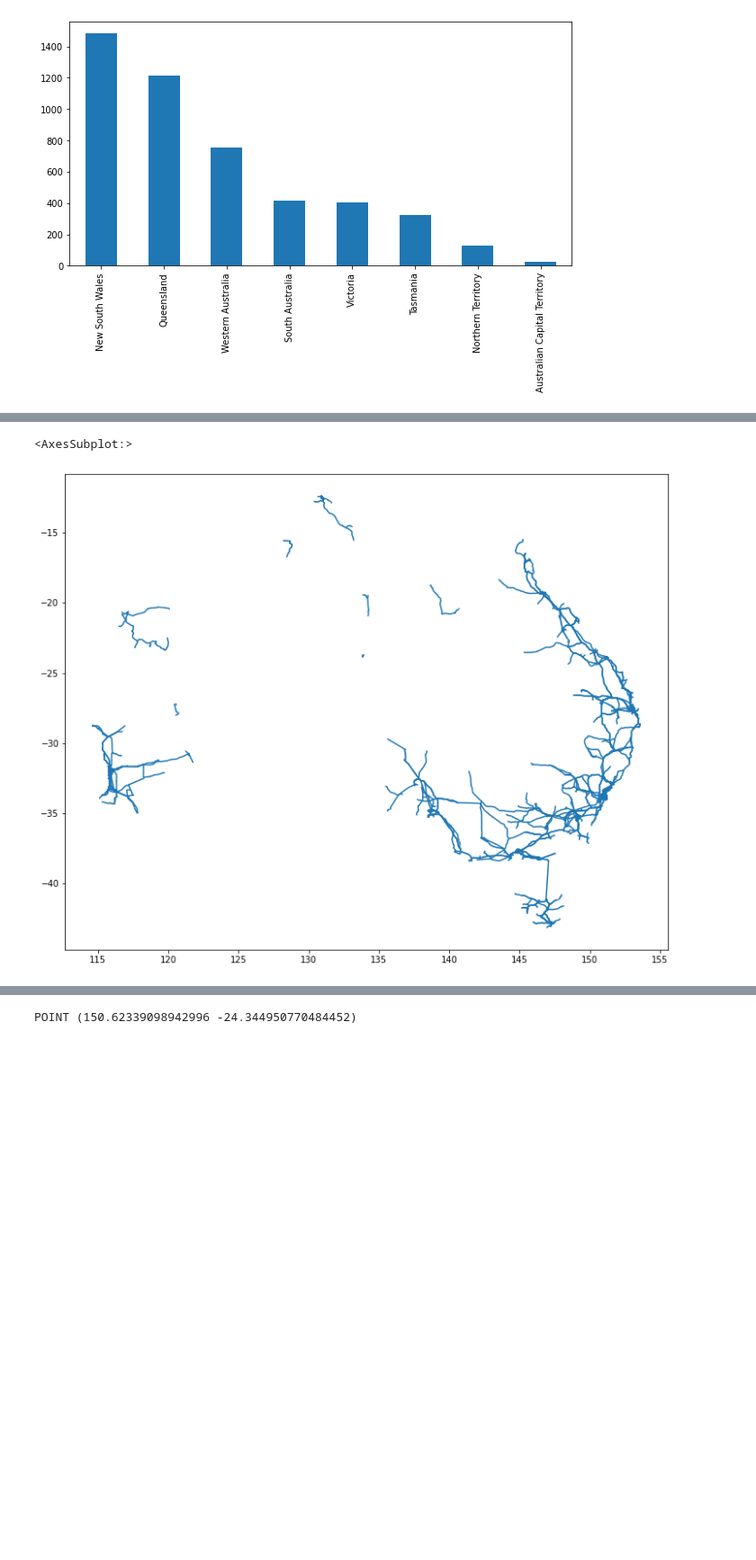
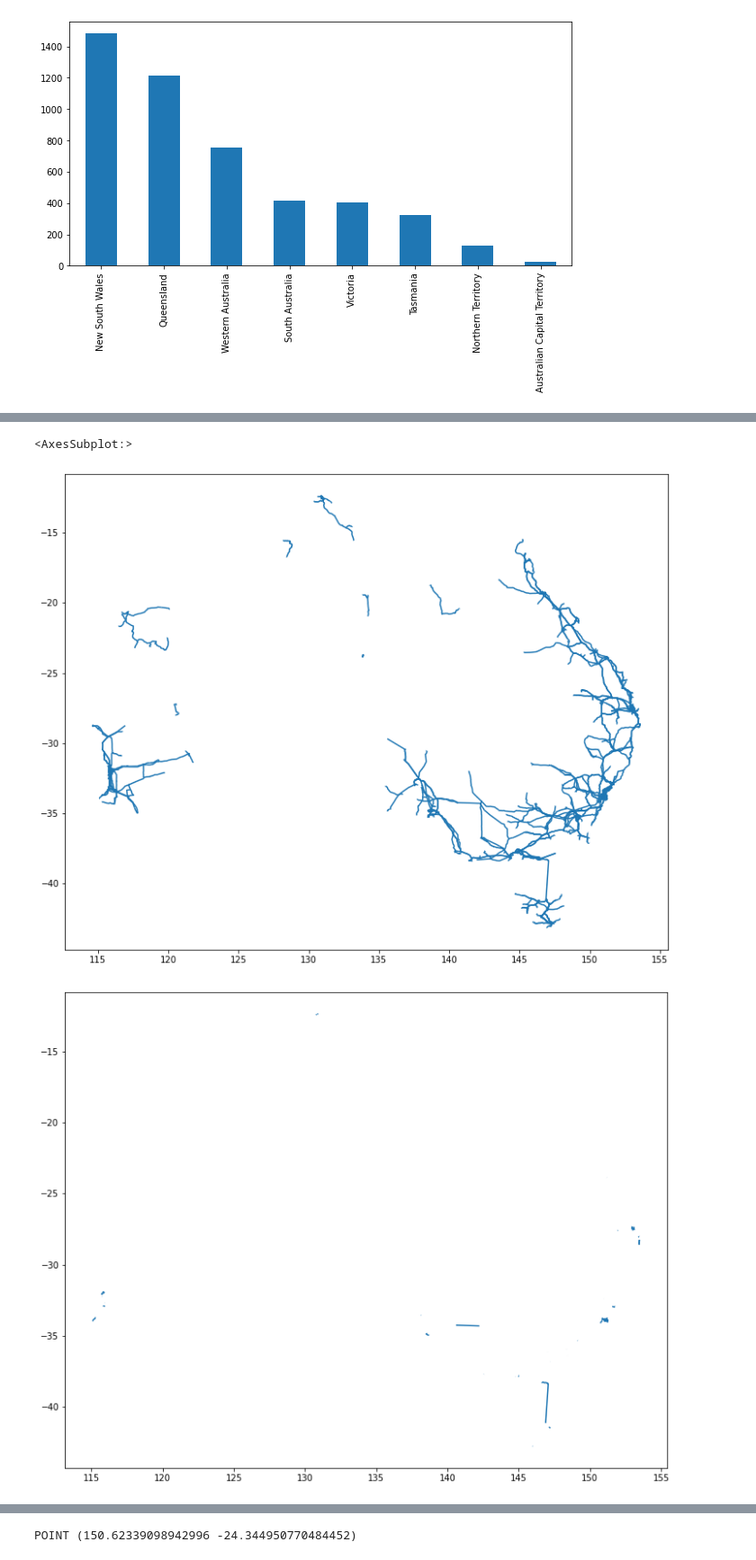
Before and after one commit to EvJ-5903/Transmission-Lines, a Jupyter notebook: Data Collection.ipynb, the cells around one changed output, grey strips where cells are left out. Shown at 90% size. Drawn from its saved outputs; the diff is of its cells as text; code cells hidden in the pictures; blank space fills up the shorter version.

```diff
--- a/Data Collection.ipynb
+++ b/Data Collection.ipynb
@@ -136,11 +136,14 @@ burbs.head(2)
 |  | Name | descriptio | tessellate | visibility | COMMENT | FEATURETYP | SHAPE_Leng | NAME2 | OBJECTID | ... |
 | 0 | Callide B Power Station to Calvale | None | 1 | 1 | None | Transmission Line | 0.0101670994252775 | Callide B Power Station to Calvale | 1 | ... |
 | 1 | Callide B Power Station to Calvale | None | 1 | 1 | None | Transmission Line | 0.0112400629710936 | Callide B Power Station to Calvale | 2 | ... |
-# %%
-burbs.geometry.plot()
-# %% [output]
-<AxesSubplot:>
-[figure, removed]
+# %%
+burbs.geometry.plot()
+test = burbs["CLASS"] == "Underground"
+burbs[test].geometry.plot()
+# %% [output]
+<AxesSubplot:>
+[figure, added]
+[figure, added]
 # %%
 a = burbs.iloc[0]
 print(a)
```
Also changed, not shown: parts of 5 cells of this notebook.
